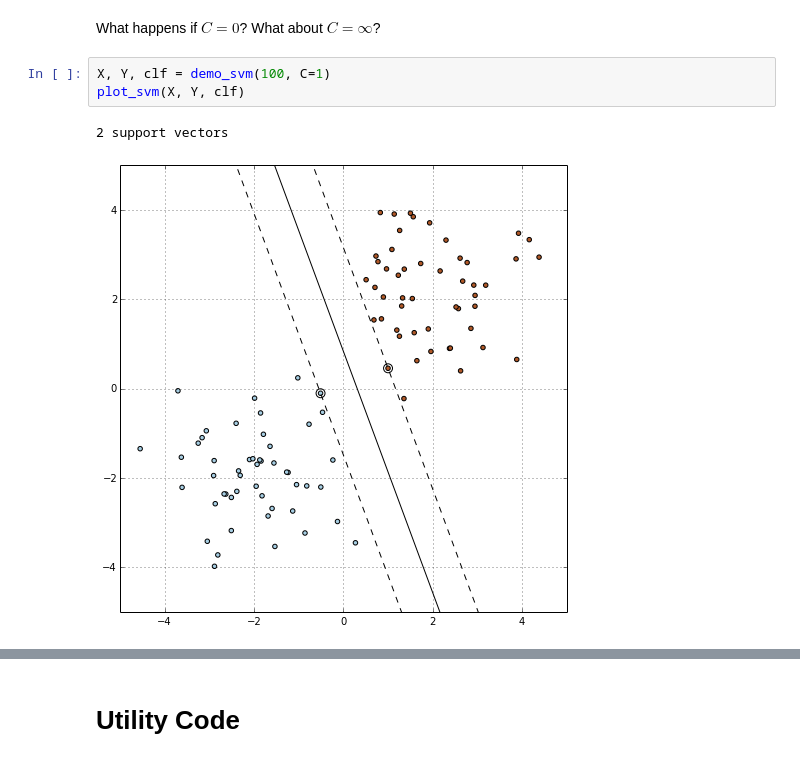
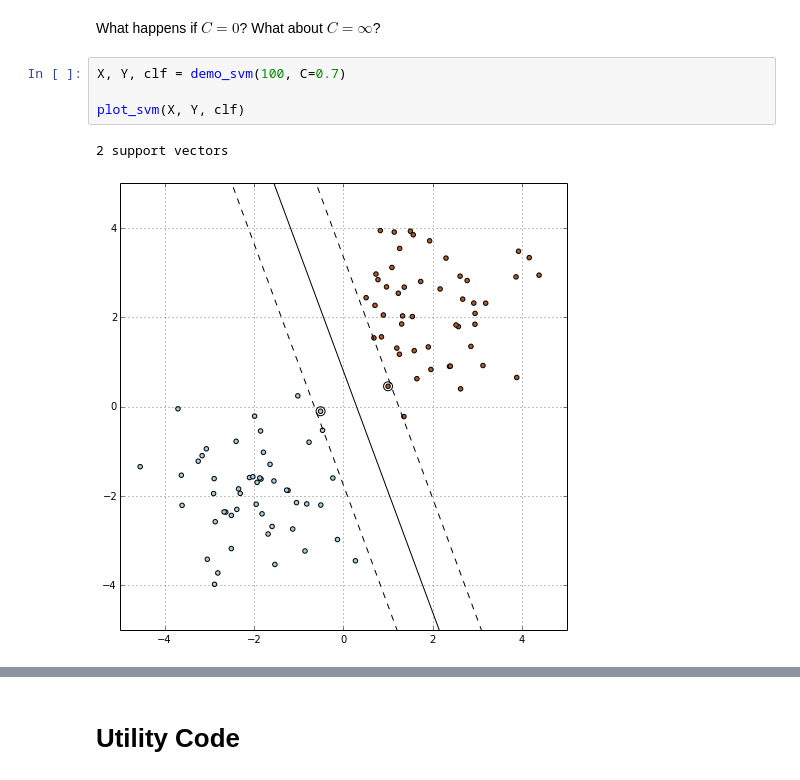
Before and after one commit to ssfrr/mas500, a Jupyter notebook: Support Vector Machines.ipynb, the cells around one changed output, grey strips where cells are left out. Drawn from its saved outputs; the diff is of its cells as text.

```diff
--- a/Support Vector Machines.ipynb
+++ b/Support Vector Machines.ipynb
@@ -113,8 +111,9 @@ Notice that the $C$ parameter allows us to adjust the weight assigned to $\xi$.
 # %% [markdown]
 What happens if $C = 0$? What about $C = \infty$?
 # %%
-X, Y, clf = demo_svm(100, C=1)
+X, Y, clf = demo_svm(100, C=0.7)
+
 plot_svm(X, Y, clf)
 # %% [output]
 2 support vectors
-[figure, old version]
+[figure, new version]
```
Also changed, not shown: parts of 10 cells of this notebook, 2 other files.
